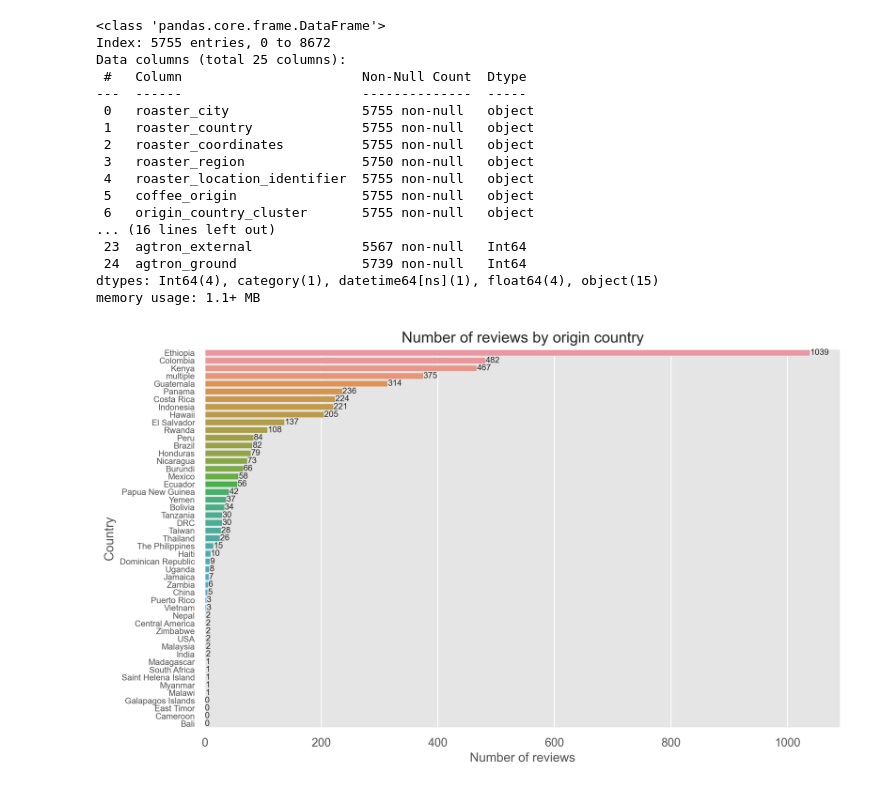
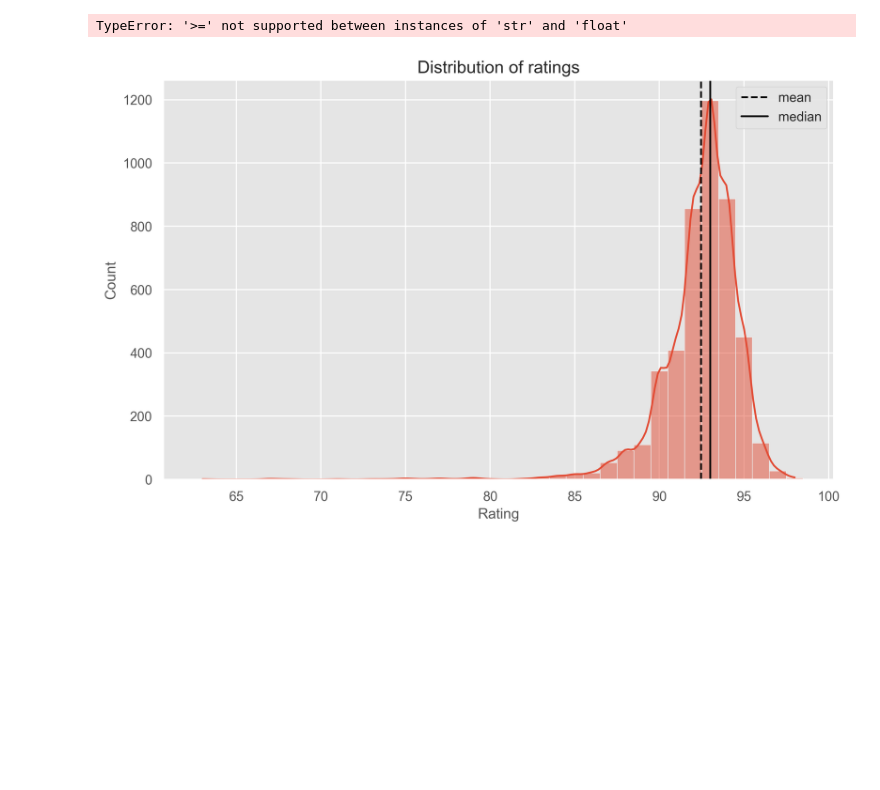
Before and after one commit to tynardone/coffee-reviews-analysis, a Jupyter notebook: roast_EDA.ipynb, the cells around one changed output. Drawn from its saved outputs; the diff is of its cells as text; code cells hidden in the pictures; blank space fills up the shorter version.

```diff
--- a/roast_EDA.ipynb
+++ b/roast_EDA.ipynb
@@ -55,25 +55,6 @@ def tweak_df(df):
     )
 
 df = tweak_df(df_raw)
-df.info()
-# %% [output]
-<class 'pandas.core.frame.DataFrame'>
-Index: 5755 entries, 0 to 8672
-Data columns (total 25 columns):
- #   Column                       Non-Null Count  Dtype
----  ------                       --------------  -----
- 0   roaster_city                 5755 non-null   object
- 1   roaster_country              5755 non-null   object
- 2   roaster_coordinates          5755 non-null   object
- 3   roaster_region               5750 non-null   object
- 4   roaster_location_identifier  5755 non-null   object
- 5   coffee_origin                5755 non-null   object
- 6   origin_country_cluster       5755 non-null   object
-... (16 lines left out)
- 23  agtron_external              5567 non-null   Int64
- 24  agtron_ground                5739 non-null   Int64
-dtypes: Int64(4), category(1), datetime64[ns](1), float64(4), object(15)
-memory usage: 1.1+ MB
 # %%
 grams_conversions = {
         'ounces': 28.3495,
@@ -178,9 +159,6 @@ currency = (df['est_price']
 
 df = df.join(quantity_unit, how='left').join(price, how='left').join(currency, how='left')
 
-
-df.review_date.dt.date.astype('str').drop_duplicates().sort_values().to_csv('data/dates.csv', index=False)
-
 with open('data/exchange_rates.json', 'r') as f:
     exchange_rates = json.load(f)
 
@@ -189,5 +167,6 @@ df = (df
       .astype({'review_date': 'str'})
       .assign(exchange_rate = lambda df_: df_.apply(lambda x: exchange_rates[x['review_date']][x['currency']], axis=1))
       .assign(price_usd = lambda df_: df_['nominal_price'] / df_['exchange_rate'])
+      .assign(review_date = lambda df_: pd.to_datetime(df_['review_date']))
       .round({'price_usd': 2})
 )
@@ -194,10 +190,36 @@ df = (df
+# %%
+(
+    df
+    .join(cpi.set_index('date'), on='review_date')
+    # Past dollars in terms of recent dollars = Dollar amount × Ending-period CPI / Beginning-period CPI.
+    .assign(price_USD_2024 = lambda df_: np.round(df_['price_usd'] * cpi_jan_2024 / df_['cpi'], 2))
+    .assign(price_USD_2024_per_100g = lambda df_: np.round(df_['price_USD_2024'] / df_['quantity_grams'] * 100, 2))
+
+)
+# %% [output]
+TypeError: '>=' not supported between instances of 'str' and 'float'
+# %%
+def plot_ratings_distribution(df):
+    plt.figure(figsize=(10, 6))
+    ax = sns.histplot(data=df.astype({'rating':'float'}), x='rating',kde=True, discrete=True)
+    ax.set_title('Distribution of ratings')
+    ax.set_xlabel('Rating')
+    ax.set_ylabel('Count')
+    ax.axvline(df['rating'].mean(), color='black', linestyle='--', label='mean')
+    ax.axvline(df['rating'].median(), color='black', linestyle='-', label='median')
+    ax.legend()
+    plt.show()
+
+plot_ratings_distribution(df)
+# %% [output]
+[figure, added]
 # %%
 # plot number of reviews by country in seaborn
 def plot_reviews_by_country(df):
     plt.figure(figsize=(10, 6))
     df = df.replace('Democratic Republic of the Congo', 'DRC')
     ax = sns.countplot(y='origin_country', data=df, order = df['origin_country'].value_counts().index)
-    ax.bar_label(ax.containers[0], fontsize=8,)
+    ax.bar_label(ax.containers[0], fontsize=6,)
     plt.yticks(fontsize=8)
     plt.title('Number of reviews by origin country')
     plt.xlabel('Number of reviews')
@@ -206,5 +228,3 @@ def plot_reviews_by_country(df):
     plt.show()
 
 plot_reviews_by_country(df)
-# %% [output]
-[figure, removed]
```
Also changed, not shown: parts of 5 cells of this notebook.
